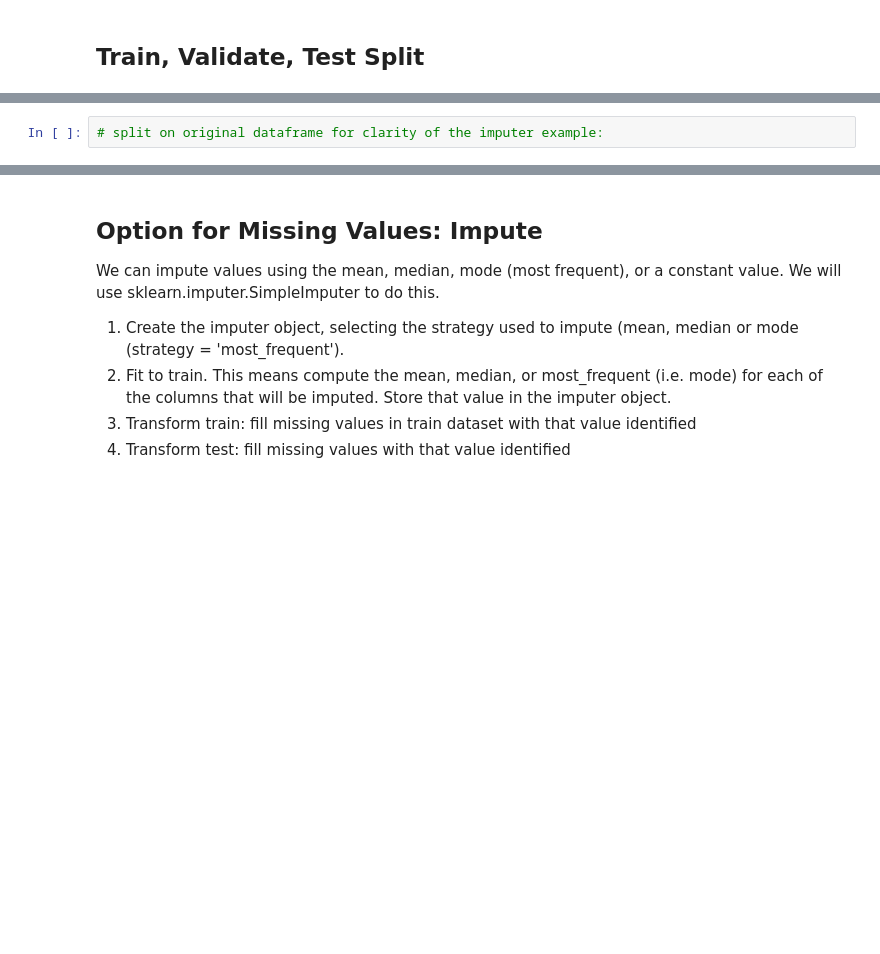
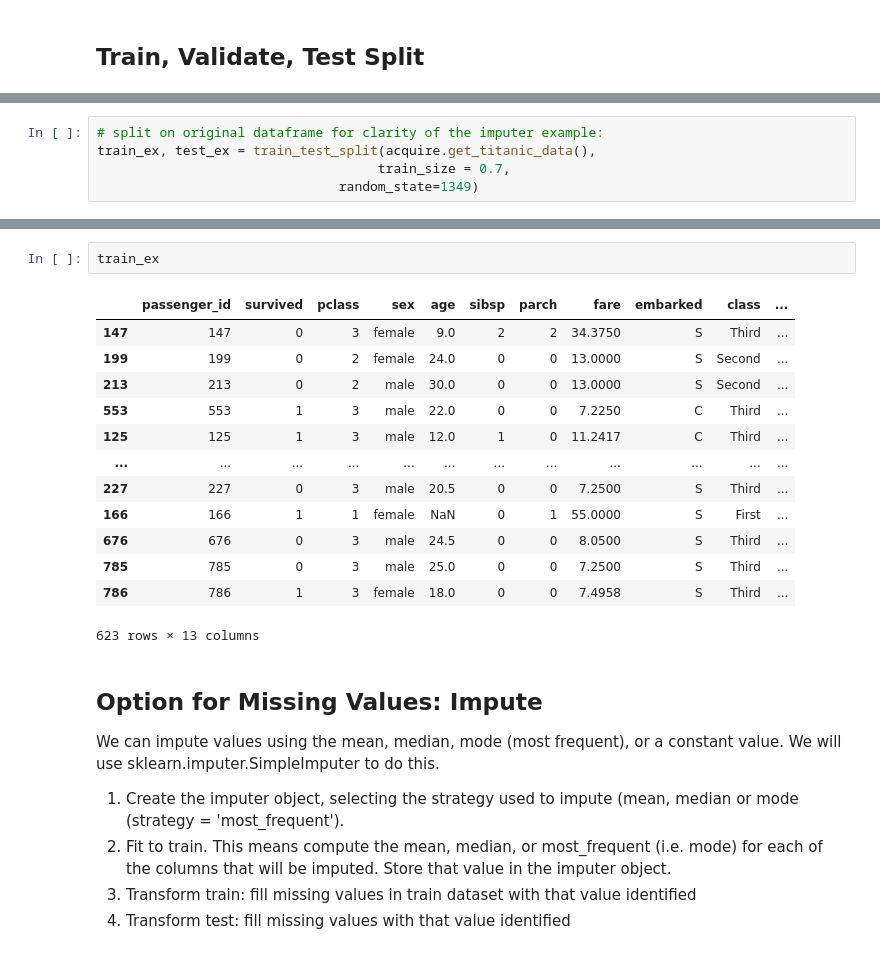
Before and after one commit to CodeupClassroom/innis-classification-exercises, a Jupyter notebook: prepare.ipynb, the cells around one changed output, grey strips where cells are left out. Drawn from its saved outputs; the diff is of its cells as text; blank space fills up the shorter version.

```diff
--- a/prepare.ipynb
+++ b/prepare.ipynb
@@ -113,2 +424,5 @@ def clean_titanic_data(df):
 # %%
 # split on original dataframe for clarity of the imputer example:
+train_ex, test_ex = train_test_split(acquire.get_titanic_data(),
+                                    train_size = 0.7,
+                               random_state=1349)
@@ -115,3 +431,19 @@ def clean_titanic_data(df):
+# %%
+train_ex
+# %% [output]
+|  | passenger_id | survived | pclass | sex | age | sibsp | parch | fare | embarked | class | ... |
+| 147 | 147 | 0 | 3 | female | 9.0 | 2 | 2 | 34.3750 | S | Third | ... |
+| 199 | 199 | 0 | 2 | female | 24.0 | 0 | 0 | 13.0000 | S | Second | ... |
+| 213 | 213 | 0 | 2 | male | 30.0 | 0 | 0 | 13.0000 | S | Second | ... |
+| 553 | 553 | 1 | 3 | male | 22.0 | 0 | 0 | 7.2250 | C | Third | ... |
+| 125 | 125 | 1 | 3 | male | 12.0 | 1 | 0 | 11.2417 | C | Third | ... |
+| ... | ... | ... | ... | ... | ... | ... | ... | ... | ... | ... | ... |
+| 227 | 227 | 0 | 3 | male | 20.5 | 0 | 0 | 7.2500 | S | Third | ... |
+| 166 | 166 | 1 | 1 | female | NaN | 0 | 1 | 55.0000 | S | First | ... |
+| 676 | 676 | 0 | 3 | male | 24.5 | 0 | 0 | 8.0500 | S | Third | ... |
+| 785 | 785 | 0 | 3 | male | 25.0 | 0 | 0 | 7.2500 | S | Third | ... |
+| 786 | 786 | 1 | 3 | female | 18.0 | 0 | 0 | 7.4958 | S | Third | ... |
+623 rows × 13 columns
 # %% [markdown]
 ## Option for Missing Values: Impute
 
```
Also changed, not shown: parts of 58 cells of this notebook.
